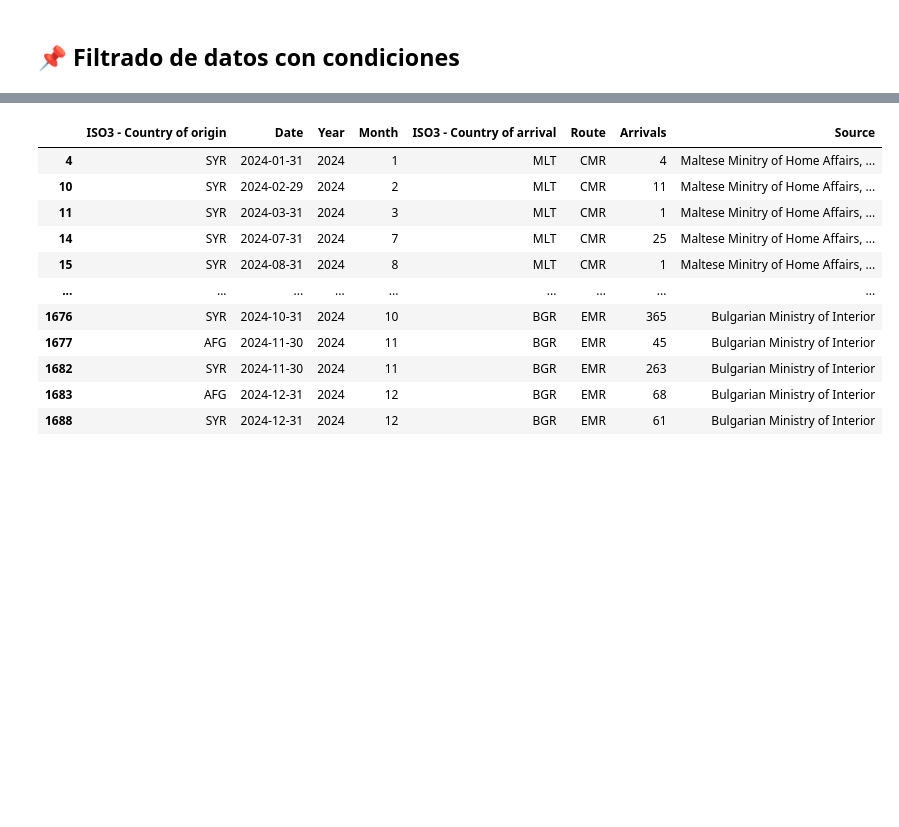
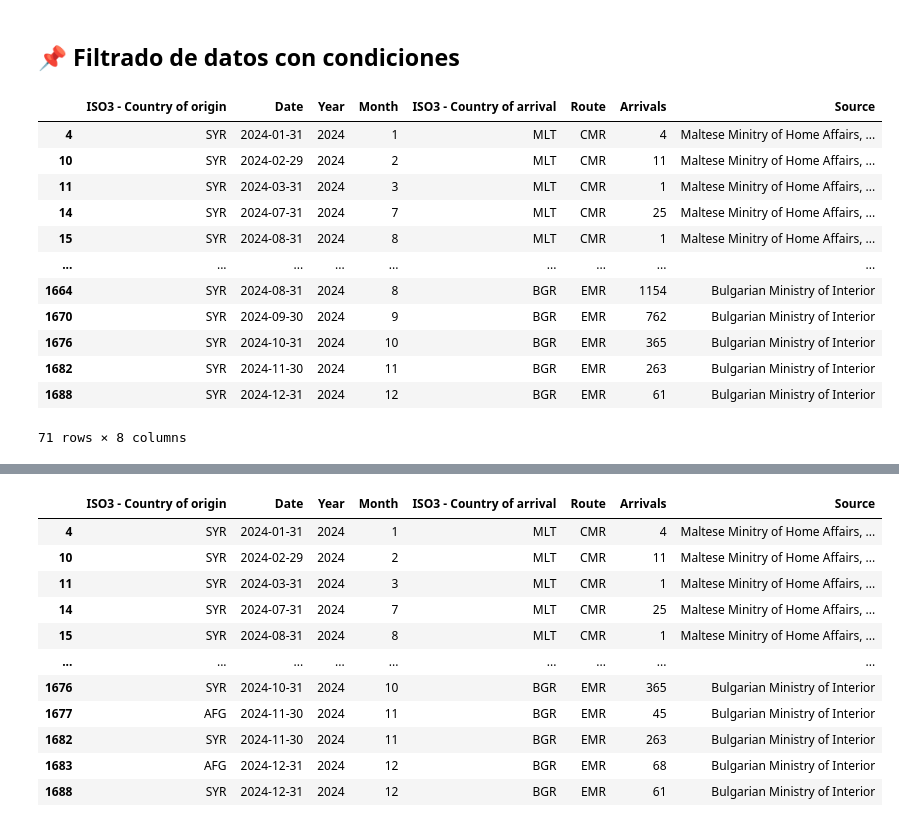
Before and after one commit to amvalseg/data_bootcamp, a Jupyter notebook: numpy_pandas/teoría/Pandas/Introducción_a_Pandas.ipynb, the cells around one changed output, grey strips where cells are left out. Saved outputs shown, nothing was run; the diff lists cells and outputs as text; code cells hidden in the pictures; blank space fills up the shorter version.

```diff
--- a/numpy_pandas/teoría/Pandas/Introducción_a_Pandas.ipynb
+++ b/numpy_pandas/teoría/Pandas/Introducción_a_Pandas.ipynb
@@ -571,6 +597,22 @@ df_excel.iloc[0:5, 0:2] #Los primeros valores se refieren a filas y los segundos
 # %%
 # Filtrar filas donde el Country of origin es 'SYR'
 df_siria = df_excel[df_excel['ISO3 - Country of origin'] == 'SYR']
+# %%
+df_siria
+# %% [output]
+|  | ISO3 - Country of origin | Date | Year | Month | ISO3 - Country of arrival | Route | Arrivals | Source |
+| 4 | SYR | 2024-01-31 | 2024 | 1 | MLT | CMR | 4 | Maltese Minitry of Home Affairs, ... |
+| 10 | SYR | 2024-02-29 | 2024 | 2 | MLT | CMR | 11 | Maltese Minitry of Home Affairs, ... |
+| 11 | SYR | 2024-03-31 | 2024 | 3 | MLT | CMR | 1 | Maltese Minitry of Home Affairs, ... |
+| 14 | SYR | 2024-07-31 | 2024 | 7 | MLT | CMR | 25 | Maltese Minitry of Home Affairs, ... |
+| 15 | SYR | 2024-08-31 | 2024 | 8 | MLT | CMR | 1 | Maltese Minitry of Home Affairs, ... |
+| ... | ... | ... | ... | ... | ... | ... | ... | ... |
+| 1664 | SYR | 2024-08-31 | 2024 | 8 | BGR | EMR | 1154 | Bulgarian Ministry of Interior |
+| 1670 | SYR | 2024-09-30 | 2024 | 9 | BGR | EMR | 762 | Bulgarian Ministry of Interior |
+| 1676 | SYR | 2024-10-31 | 2024 | 10 | BGR | EMR | 365 | Bulgarian Ministry of Interior |
+| 1682 | SYR | 2024-11-30 | 2024 | 11 | BGR | EMR | 263 | Bulgarian Ministry of Interior |
+| 1688 | SYR | 2024-12-31 | 2024 | 12 | BGR | EMR | 61 | Bulgarian Ministry of Interior |
+71 rows × 8 columns
 # %%
 # Filtrar por varias condiciones: Country of origin es 'SYR' y Country of first arrival es 'GRC'
 df_siria_grecia = df_excel[
```
Also changed, not shown: parts of 43 cells of this notebook, 10 other files.
